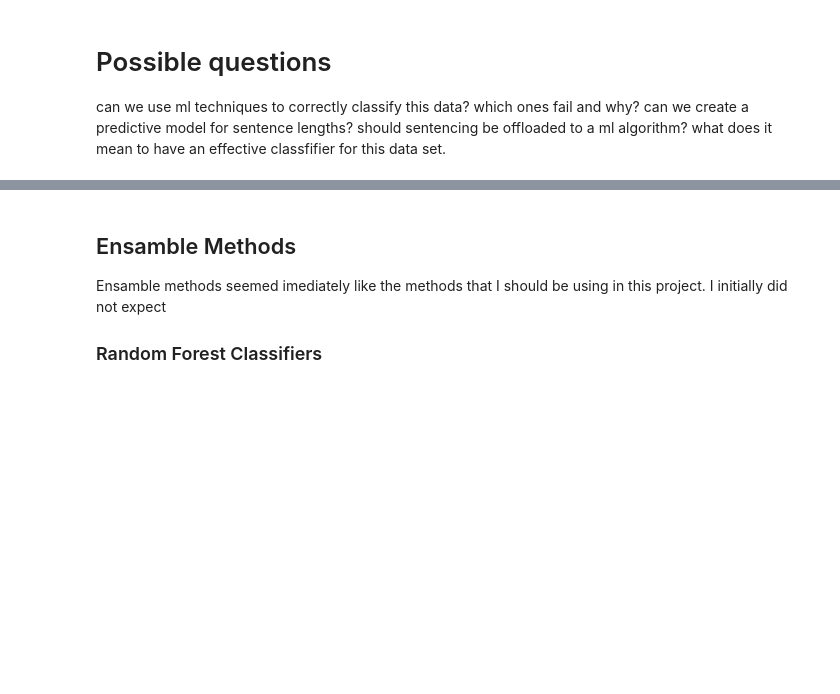
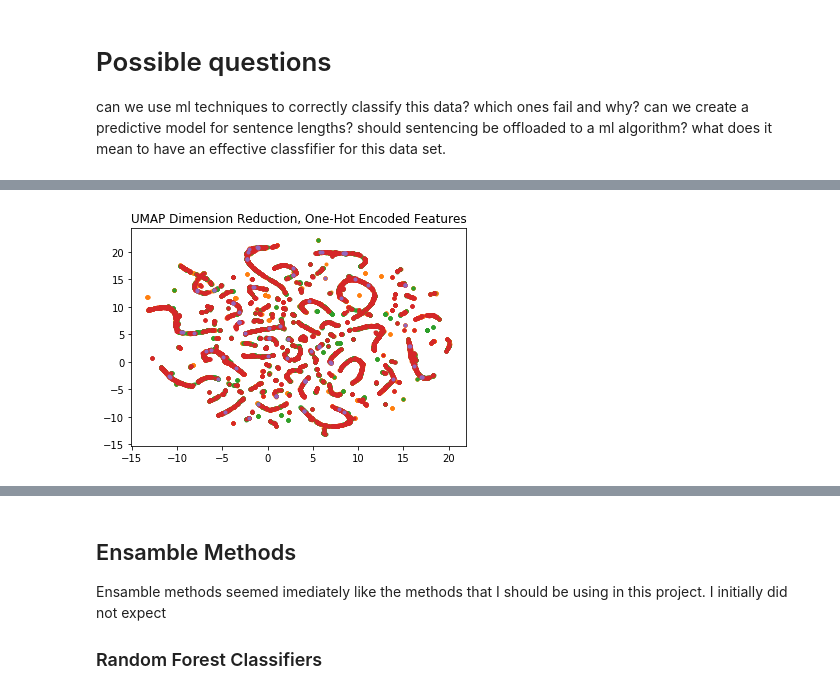
Before and after one commit to EthanMWalker/incarceration_research, a Jupyter notebook: ml/ETHANWALKER-404-FinalProject.ipynb, the cells around one changed output, grey strips where cells are left out. Saved outputs shown, nothing was run; the diff lists cells and outputs as text; code cells hidden in the pictures; blank space fills up the shorter version.

```diff
--- a/ml/ETHANWALKER-404-FinalProject.ipynb
+++ b/ml/ETHANWALKER-404-FinalProject.ipynb
@@ -203 +185,35 @@ plt.show()
+# %%
+samp = df.sample(20000).copy()
+samp.RACE = pd.factorize(samp['RACE'])[0] + 1
+gender = pd.get_dummies(samp.GENDER).drop('F',axis=1)
+offense = pd.get_dummies(samp.OFFENSE).drop('POSSESSION OF NARCOTICS',axis=1)
+det = pd.get_dummies(samp.DETAINER).drop('IMMIGRATION',axis=1)
+fac = pd.get_dummies(samp.FACILITY).drop('MACDOUGALL',axis=1)
+samp_y = samp.RACE
+samp_X = pd.concat(
+    [
+        samp[['AGE','SENTENCE DAYS']],
+        gender, offense, det, fac
+    ], axis = 1
+)
+
+reducer = umap.UMAP()
+X = reducer.fit_transform(samp_X)
+
+
+mask0 = samp_y == 0
+mask1 = samp_y == 1
+mask2 = samp_y == 2
+mask3 = samp_y == 3
+mask4 = samp_y == 4
+plt.scatter(X[:,0][mask0],X[:,1][mask0],marker='.')
+plt.scatter(X[:,0][mask1],X[:,1][mask1],marker='.')
+plt.scatter(X[:,0][mask2],X[:,1][mask2],marker='.')
+plt.scatter(X[:,0][mask3],X[:,1][mask3],marker='.')
+plt.scatter(X[:,0][mask4],X[:,1][mask4],marker='.')
+plt.title('UMAP Dimension Reduction, One-Hot Encoded Features')
+plt.savefig('./images/UMAP2.pdf',bbox_inches='tight')
+plt.show()
+# %% [output]
+[figure, added]
 # %%
```
Also changed, not shown: parts of 6 cells of this notebook, 5 other files.
